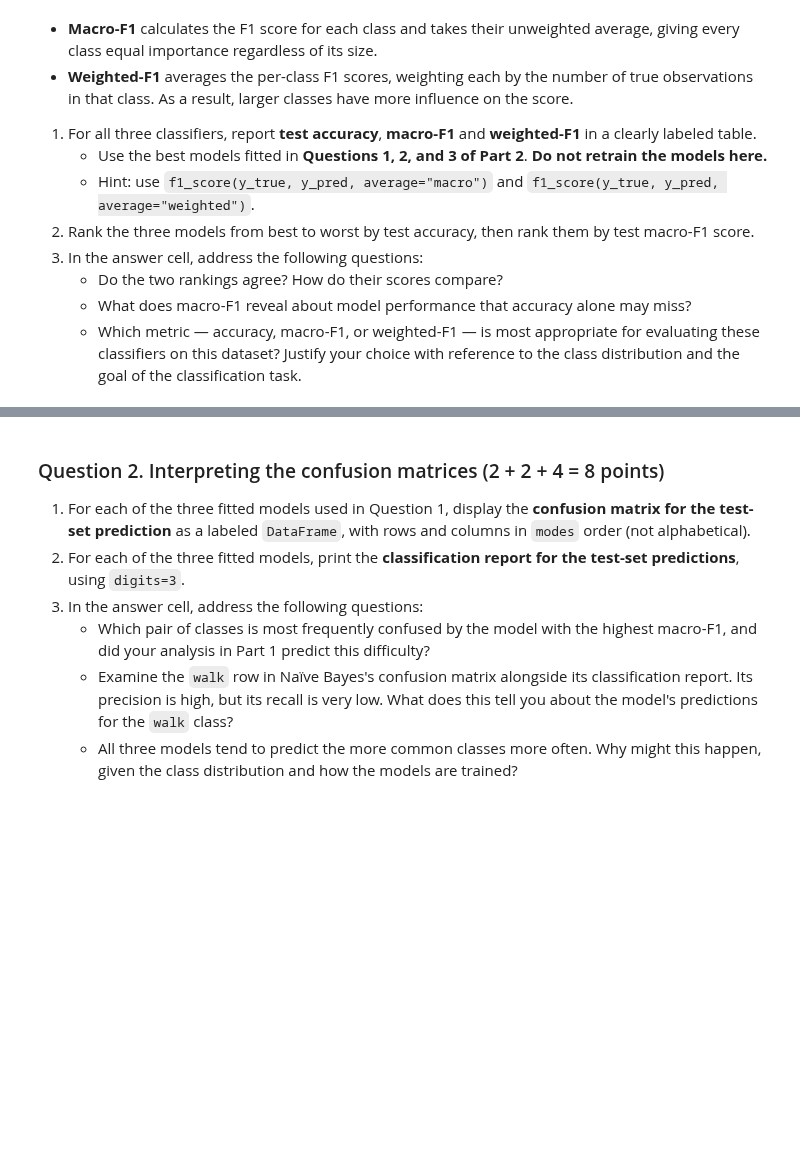
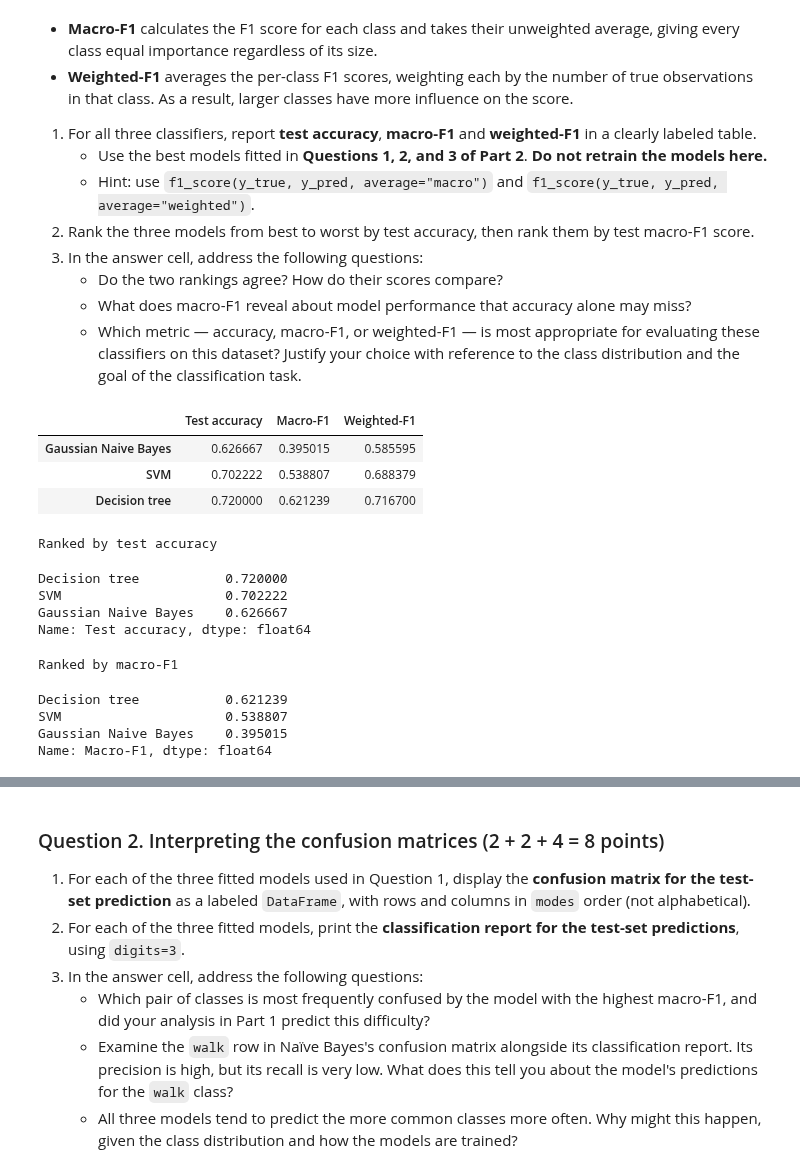
Before and after one commit to DennnnyH/ICS-235-ML-Methods, a Jupyter notebook: Assignment_3/HuangDenny_3.ipynb, the cells around one changed output, grey strips where cells are left out. Saved outputs shown, nothing was run; the diff lists cells and outputs as text; code cells hidden in the pictures; blank space fills up the shorter version.

```diff
--- a/Assignment_3/HuangDenny_3.ipynb
+++ b/Assignment_3/HuangDenny_3.ipynb
@@ -504,5 +634,49 @@ With four classes, precision, recall, and F1 can be calculated separately for ea
    - What does macro-F1 reveal about model performance that accuracy alone may miss?
    - Which metric — accuracy, macro-F1, or weighted-F1 — is most appropriate for evaluating these classifiers on this dataset? Justify your choice with reference to the class distribution and the goal of the classification task.
 # %%
-# YOUR CODE
+from sklearn.metrics import f1_score
+
+gnb_pred = gaussian_naive_bayes.predict(X_test)
+svm_pred = best_svm.predict(X_test)
+tree_pred = best_tree.predict(X_test)
+
+results = pd.DataFrame({
+    "Test accuracy": [
+        gaussian_naive_bayes.score(X_test, y_test),
+        best_svm.score(X_test, y_test),
+        best_tree.score(X_test, y_test),
+    ],
+    "Macro-F1": [
+        f1_score(y_test, gnb_pred, average="macro"),
+        f1_score(y_test, svm_pred, average="macro"),
+        f1_score(y_test, tree_pred, average="macro"),
+    ],
+    "Weighted-F1": [
+        f1_score(y_test, gnb_pred, average="weighted"),
+        f1_score(y_test, svm_pred, average="weighted"),
+        f1_score(y_test, tree_pred, average="weighted"),
+    ],
+}, index=["Gaussian Naive Bayes", "SVM", "Decision tree"])
+
+display(results)
+
+print("Ranked by test accuracy")
+display(results["Test accuracy"].sort_values(ascending=False))
+print("Ranked by macro-F1")
+display(results["Macro-F1"].sort_values(ascending=False))
+# %% [output]
+|  | Test accuracy | Macro-F1 | Weighted-F1 |
+| Gaussian Naive Bayes | 0.626667 | 0.395015 | 0.585595 |
+| SVM | 0.702222 | 0.538807 | 0.688379 |
+| Decision tree | 0.720000 | 0.621239 | 0.716700 |
+Ranked by test accuracy
+Decision tree           0.720000
+SVM                     0.702222
+Gaussian Naive Bayes    0.626667
+Name: Test accuracy, dtype: float64
+Ranked by macro-F1
+Decision tree           0.621239
+SVM                     0.538807
+Gaussian Naive Bayes    0.395015
+Name: Macro-F1, dtype: float64
 # %% [markdown]
```
Also changed, not shown: parts of 13 cells of this notebook.
